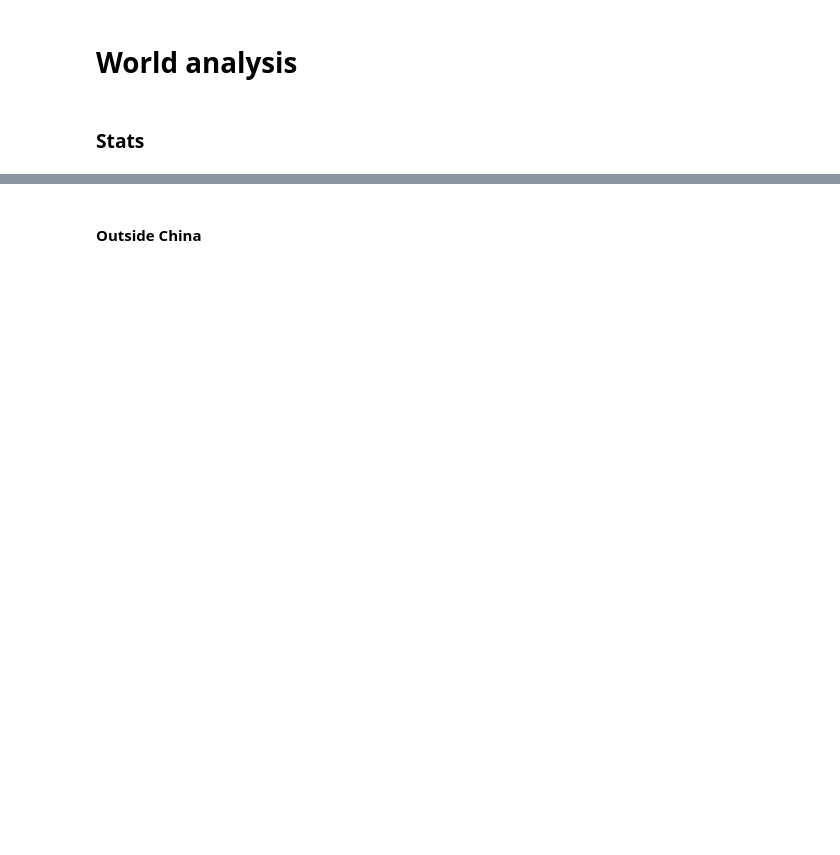
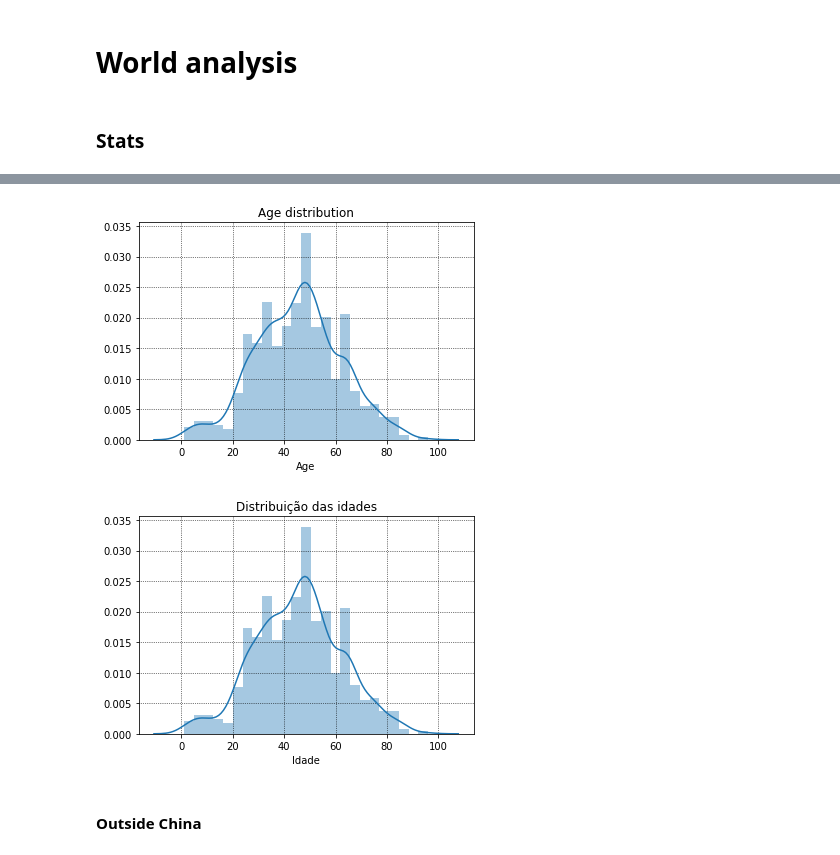
Before and after one commit to paaatcha/covid-19, a Jupyter notebook: analysis.ipynb, the cells around one changed output, grey strips where cells are left out. Cells and saved outputs as stored; diff of their text form; code cells hidden in the pictures; blank space fills up the shorter version.

```diff
--- a/analysis.ipynb
+++ b/analysis.ipynb
@@ -68,3 +90,34 @@ Number of countries with at least 1 death: 17
+# %%
+int_ages = list()
+for age_str in patients['age'].dropna():
+    try:
+        i_age = int(age_str)
+        int_ages.append(i_age)
+    except ValueError:
+        ages = age_str.split('-')
+        try:
+            m_age = (int(ages[0]) + int(ages[1]))/2
+            int_ages.append(m_age)
+        except ValueError:
+            pass
+
+# EN
+sns.distplot(int_ages)
+plt.grid(color='black', linestyle='dotted', linewidth=0.7)
+plt.xlabel("Age")
+plt.title('Age distribution')
+plt.savefig("figures/en/age_distribution.png")
+plt.figure()
+
+# PT
+sns.distplot(int_ages)
+plt.grid(color='black', linestyle='dotted', linewidth=0.7)
+plt.xlabel("Idade")
+plt.title('Distribuição das idades')
+plt.savefig("figures/pt/distribuicao_idades.png")
+# %% [output]
+[figure, added]
+[figure, added]
 # %% [markdown]
 #### Outside China
 # %%
```
Also changed, not shown: parts of 110 cells of this notebook, 19 other files.
